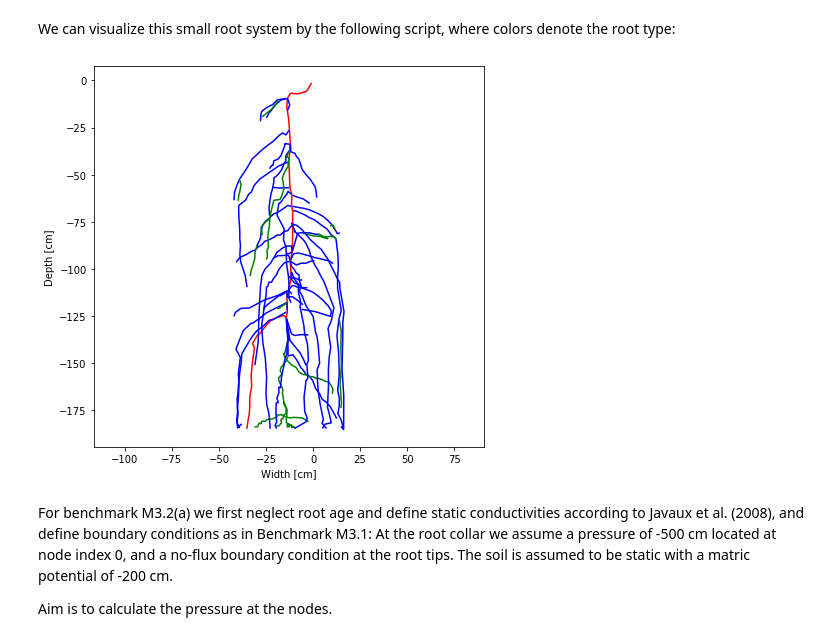
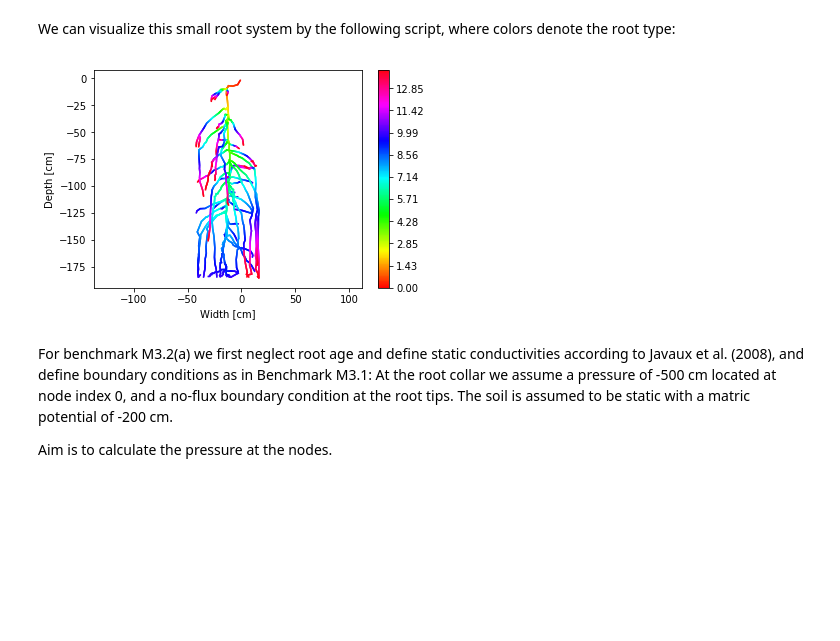
Before and after one commit to RSA-benchmarks/collaborative-comparison, a Jupyter notebook: Water flow in roots.ipynb, the cells around one changed output. Saved outputs shown, nothing was run; the diff lists cells and outputs as text; code cells hidden in the pictures; blank space fills up the shorter version.

```diff
--- a/Water flow in roots.ipynb
+++ b/Water flow in roots.ipynb
@@ -159,19 +159,25 @@ Functions:
          diameter
 # %% [markdown]
 We can visualize this small root system by the following script, where colors denote the root type:
-# %%
-fig=plt.figure(figsize=(7, 7))
-cols = ['r','b','g']
-for i,pl in enumerate(polylines):
-    nodes = np.array(pl)
-    ci = int(props["type"][i]-1)
-    plt.plot(nodes[:,1],nodes[:,2], cols[ci])
-plt.axis('equal')
-plt.xlabel("Width [cm]")
-plt.ylabel("Depth [cm]")
-plt.show()
-# %% [output]
-[figure, removed]
+# %%
+et_ = funcs["emergence_time"]
+cmap = plt.get_cmap("hsv", 256)
+
+cb = plt.contourf([[0,0],[0,0]], np.linspace(0, 14, 256), cmap=cmap) # Using contourf to provide a colorbar info
+plt.clf()
+
+for i, pl in enumerate(polylines):
+    for j in range(0, len(pl)-1):
+        n1, n2, et = pl[j], pl[j+1], et_[i][j+1]
+        plt.plot([n1[1], n2[1]], [n1[2], n2[2]], color = cmap(et/14))  # y,z plot
+
+plt.axis('equal')
+plt.xlabel("Width [cm]")
+plt.ylabel("Depth [cm]")
+plt.colorbar(cb)
+plt.show()
+# %% [output]
+[figure, added]
 # %% [markdown]
 For benchmark M3.2(a) we first neglect root age and define static conductivities according to Javaux et al. (2008), and define boundary conditions as in Benchmark M3.1: At the root collar we assume a pressure of -500 cm located at node index 0, and a no-flux boundary condition at the root tips. The soil is assumed to be static with a matric potential of -200 cm.
 
```
Also changed, not shown: parts of 4 cells of this notebook.
